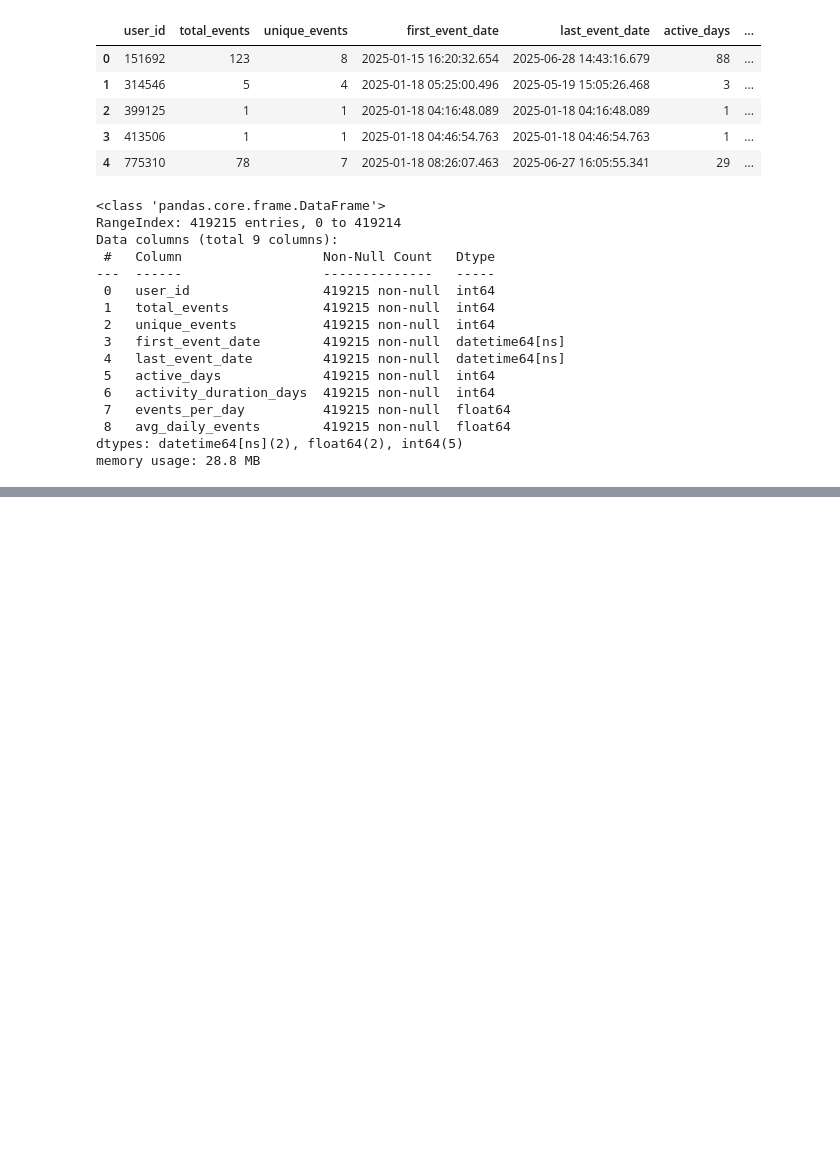
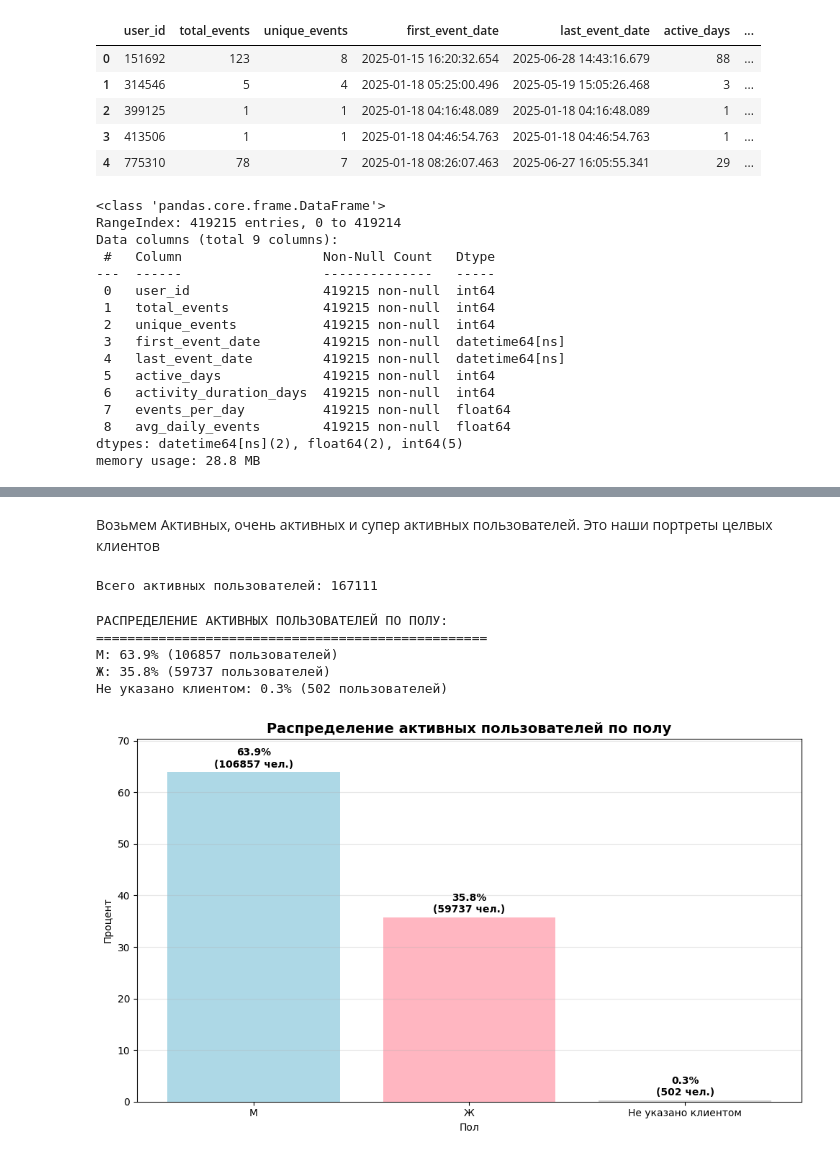
Before and after one commit to Adil7777/Datathon-25-Hackaton, a Jupyter notebook: target_client.ipynb, the cells around one changed output, grey strips where cells are left out. Cells and saved outputs as stored; diff of their text form; code cells hidden in the pictures; blank space fills up the shorter version.

```diff
--- a/target_client.ipynb
+++ b/target_client.ipynb
@@ -64,0 +252,49 @@ memory usage: 28.8 MB
+# %% [markdown]
+Возьмем Активных, очень активных и супер активных пользователей. Это наши портреты целвых клиентов
+# %%
+# Фильтруем всех активных пользователей (активные, очень активные и супер активные)
+active_users = user_profiles_complete[
+    user_profiles_complete['activity_segment'].isin(['Активные', 'Очень активные', 'Супер-активные'])
+].copy()
+
+print(f"Всего активных пользователей: {len(active_users)}")
+# %% [output]
+Всего активных пользователей: 167111
+# %%
+# Анализ распределения по полу
+gender_distribution = active_users['sex_type'].value_counts(normalize=True) * 100
+gender_counts = active_users['sex_type'].value_counts()
+
+print("РАСПРЕДЕЛЕНИЕ АКТИВНЫХ ПОЛЬЗОВАТЕЛЕЙ ПО ПОЛУ:")
+print("=" * 50)
+for gender, percentage in gender_distribution.items():
+    count = gender_counts[gender]
+    print(f"{gender}: {percentage:.1f}% ({count} пользователей)")
+
+# Визуализация с числами
+plt.figure(figsize=(10, 6))
+bars = plt.bar(gender_distribution.index, gender_distribution.values,
+               color=['lightblue', 'lightpink', 'lightgray'])
+
+# Добавляем числа на столбцы
+for bar, percentage, count in zip(bars, gender_distribution.values, gender_counts.values):
+    height = bar.get_height()
+    plt.text(bar.get_x() + bar.get_width()/2., height + 0.5,
+             f'{percentage:.1f}%\n({count} чел.)',
+             ha='center', va='bottom', fontweight='bold')
+
+plt.title('Распределение активных пользователей по полу', fontweight='bold', fontsize=14)
+plt.ylabel('Процент')
+plt.xlabel('Пол')
+plt.xticks(rotation=0)
+plt.grid(axis='y', alpha=0.3)
+plt.ylim(0, max(gender_distribution.values) * 1.1)
+plt.tight_layout()
+plt.show()
+# %% [output]
+РАСПРЕДЕЛЕНИЕ АКТИВНЫХ ПОЛЬЗОВАТЕЛЕЙ ПО ПОЛУ:
+==================================================
+М: 63.9% (106857 пользователей)
+Ж: 35.8% (59737 пользователей)
+Не указано клиентом: 0.3% (502 пользователей)
+[figure, added]
```
Also changed, not shown: parts of 26 cells of this notebook.
